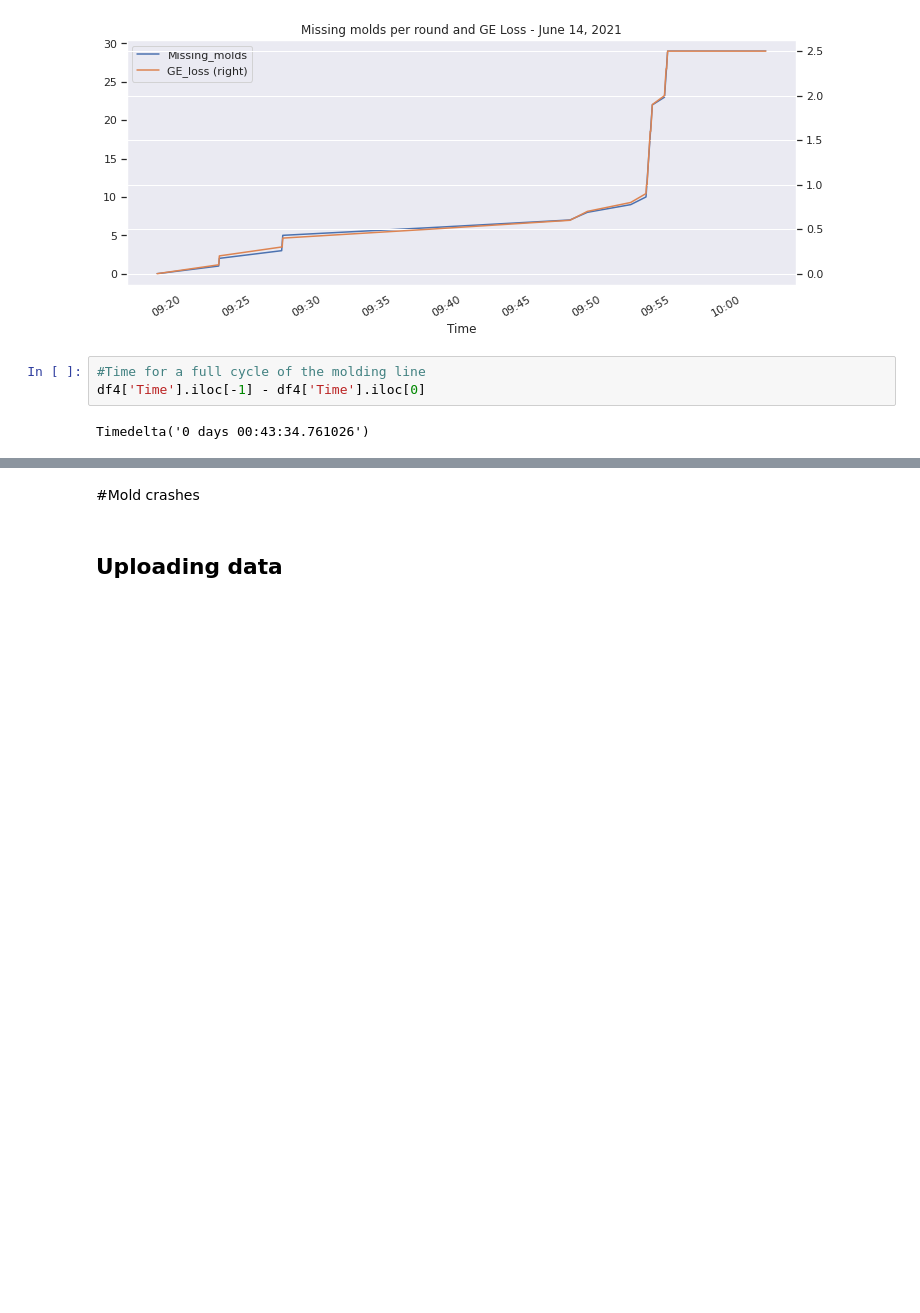
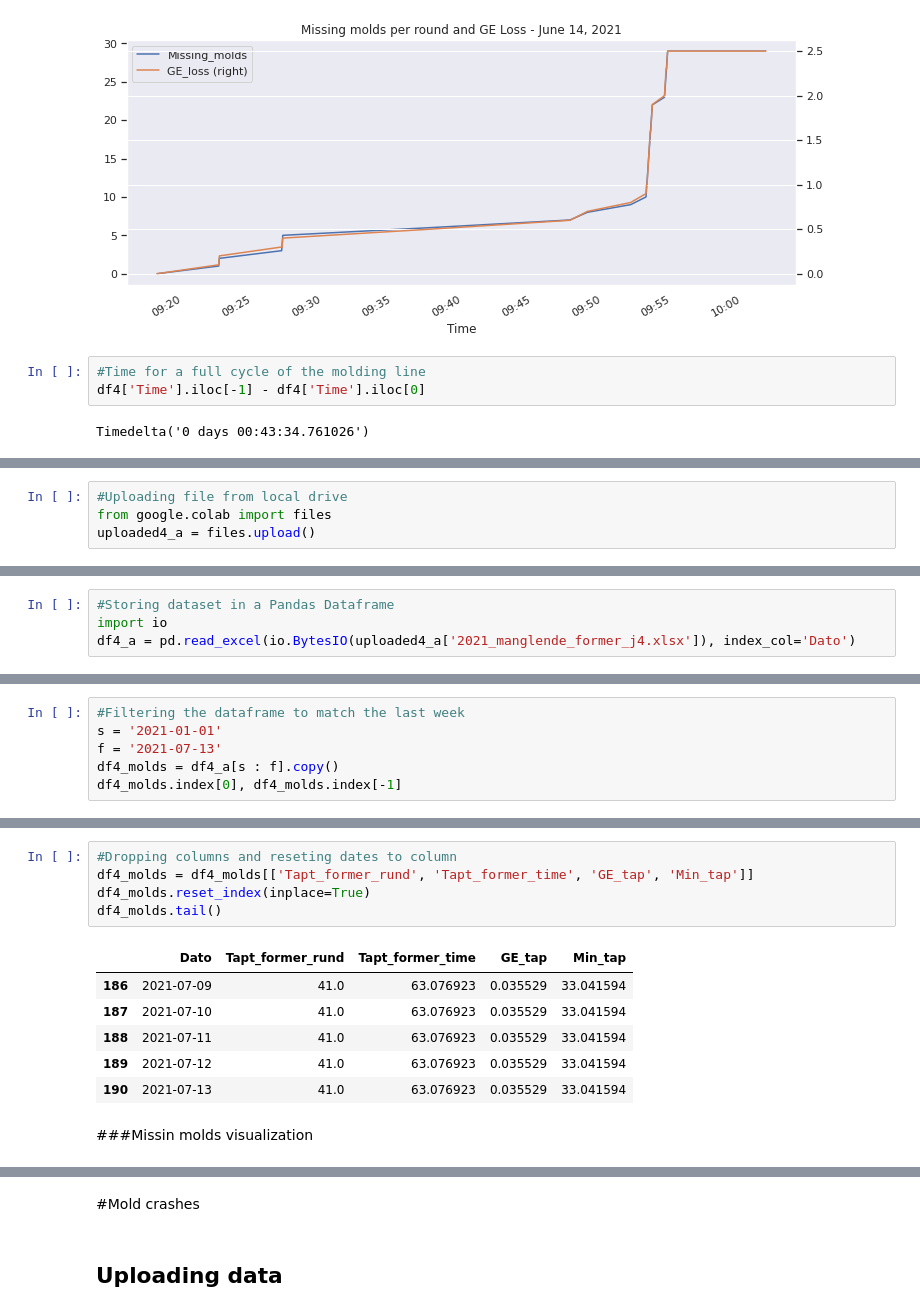
Before and after one commit to gabrielborja/python_data_analysis, a Jupyter notebook: molding_analysis.ipynb, the cells around one changed output, grey strips where cells are left out. Saved outputs shown, nothing was run; the diff lists cells and outputs as text; blank space fills up the shorter version.

Commit message:
Add missing molds tracking

```diff
--- a/molding_analysis.ipynb
+++ b/molding_analysis.ipynb
@@ -470,0 +475,4 @@ Timedelta('0 days 00:43:34.761026')
+# %%
+#Uploading file from local drive
+from google.colab import files
+uploaded4_a = files.upload()
@@ -470,0 +482,4 @@ Timedelta('0 days 00:43:34.761026')
+# %%
+#Storing dataset in a Pandas Dataframe
+import io
+df4_a = pd.read_excel(io.BytesIO(uploaded4_a['2021_manglende_former_j4.xlsx']), index_col='Dato')
@@ -470,0 +506,6 @@ Timedelta('0 days 00:43:34.761026')
+# %%
+#Filtering the dataframe to match the last week
+s = '2021-01-01'
+f = '2021-07-13'
+df4_molds = df4_a[s : f].copy()
+df4_molds.index[0], df4_molds.index[-1]
@@ -470,0 +514,14 @@ Timedelta('0 days 00:43:34.761026')
+# %%
+#Dropping columns and reseting dates to column
+df4_molds = df4_molds[['Tapt_former_rund', 'Tapt_former_time', 'GE_tap', 'Min_tap']]
+df4_molds.reset_index(inplace=True)
+df4_molds.tail()
+# %% [output]
+|  | Dato | Tapt_former_rund | Tapt_former_time | GE_tap | Min_tap |
+| 186 | 2021-07-09 | 41.0 | 63.076923 | 0.035529 | 33.041594 |
+| 187 | 2021-07-10 | 41.0 | 63.076923 | 0.035529 | 33.041594 |
+| 188 | 2021-07-11 | 41.0 | 63.076923 | 0.035529 | 33.041594 |
+| 189 | 2021-07-12 | 41.0 | 63.076923 | 0.035529 | 33.041594 |
+| 190 | 2021-07-13 | 41.0 | 63.076923 | 0.035529 | 33.041594 |
+# %% [markdown]
+###Missin molds visualization
```
Also changed, not shown: parts of 7 cells of this notebook.
